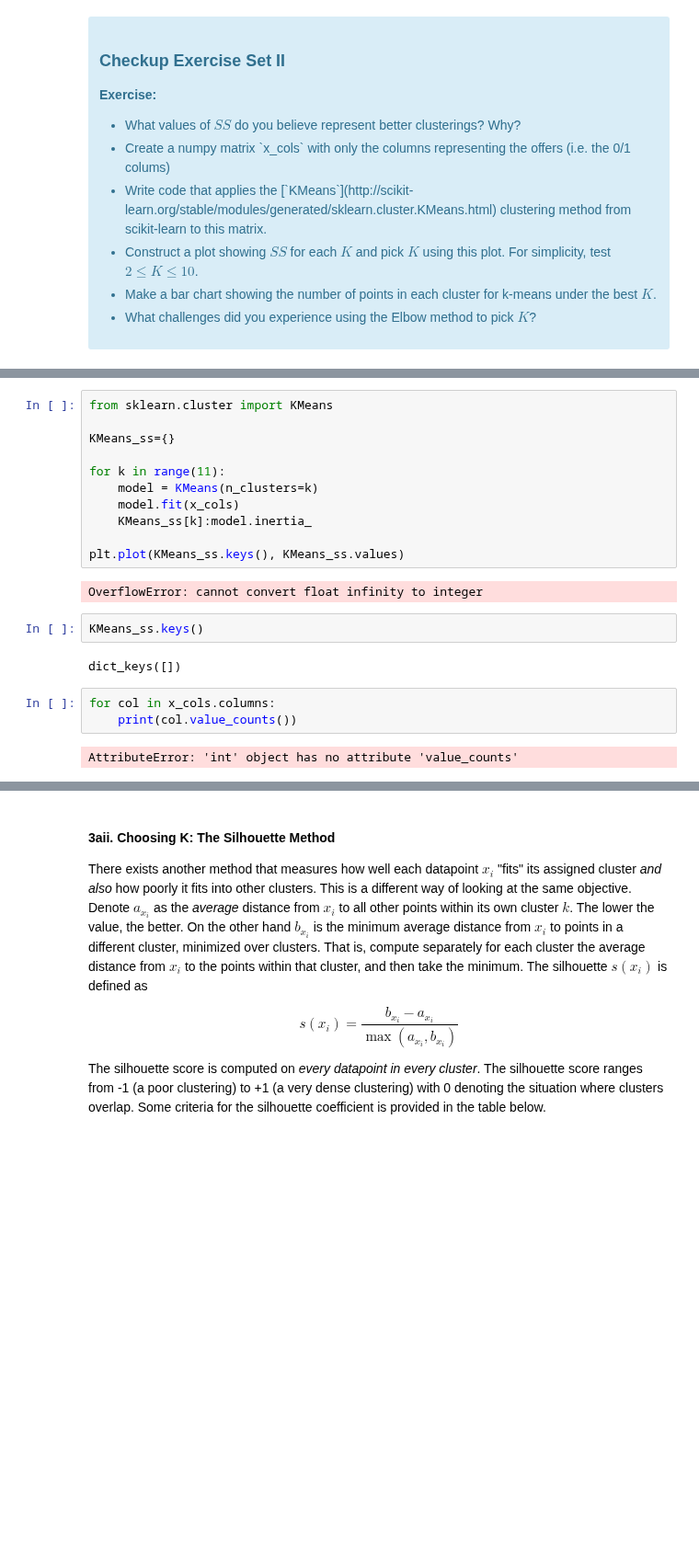
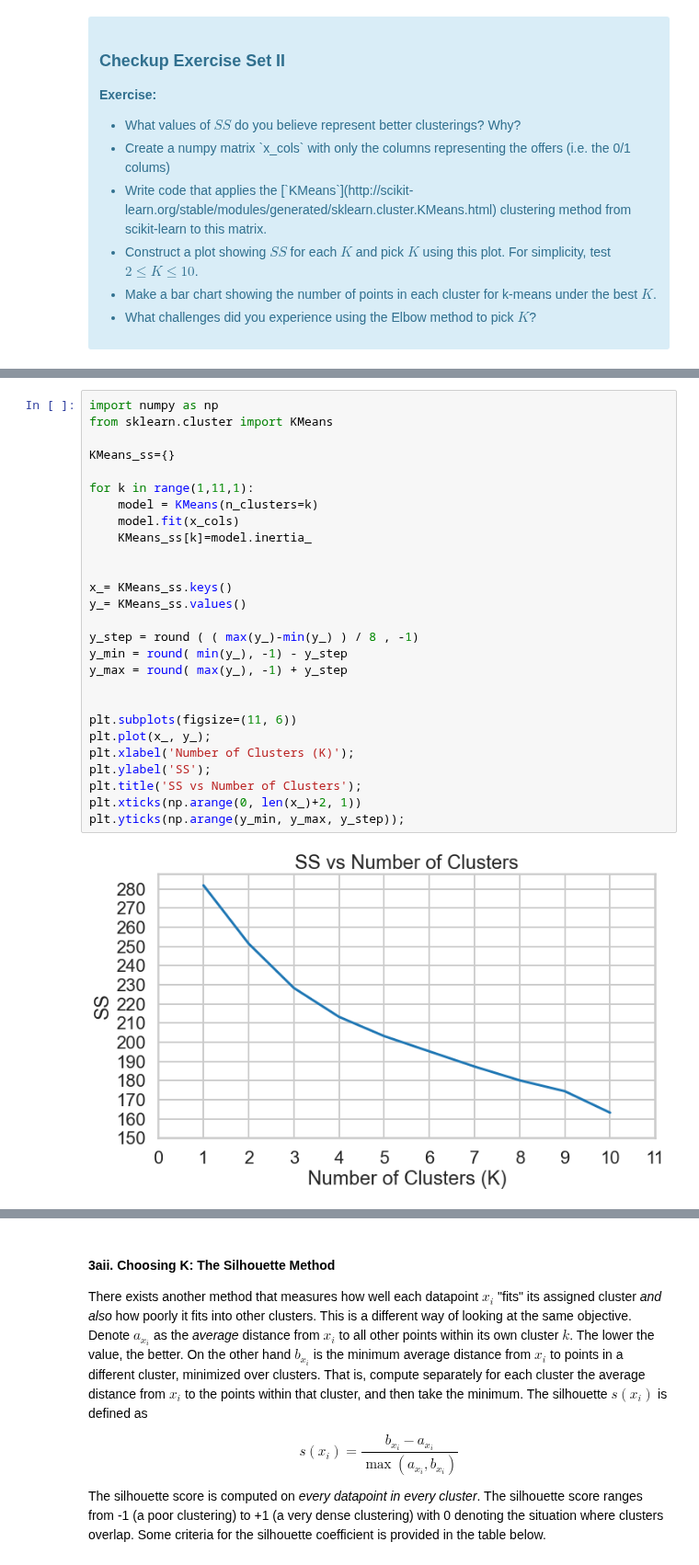
Before and after one commit to Khalif81/Customer-Segmentation-K-Means, a Jupyter notebook: Customer_Segmentation_K-Means.ipynb, the cells around one changed output, grey strips where cells are left out. Shown at 92% size. Drawn from its saved outputs; the diff is of its cells as text; blank space fills up the shorter version.

```diff
--- a/Customer_Segmentation_K-Means.ipynb
+++ b/Customer_Segmentation_K-Means.ipynb
@@ -221,25 +225,32 @@ x_cols
 | 98 | 0 | 0 | 0 | 1 | 0 | 1 | 0 | 0 | 0 | 0 | ... | ... |
 | 99 | 0 | 0 | 0 | 0 | 0 | 1 | 0 | 0 | 1 | 0 | ... | ... |
 100 rows × 32 columns
-# %%
-from sklearn.cluster import KMeans
-
-KMeans_ss={}
-
-for k in range(11):
-    model = KMeans(n_clusters=k)
-    model.fit(x_cols)
-    KMeans_ss[k]:model.inertia_
-
-plt.plot(KMeans_ss.keys(), KMeans_ss.values)
-# %% [output]
-OverflowError: cannot convert float infinity to integer
-# %%
-KMeans_ss.keys()
-# %% [output]
-dict_keys([])
-# %%
-for col in x_cols.columns:
-    print(col.value_counts())
-# %% [output]
-AttributeError: 'int' object has no attribute 'value_counts'
+# %%
+import numpy as np
+from sklearn.cluster import KMeans
+
+KMeans_ss={}
+
+for k in range(1,11,1):
+    model = KMeans(n_clusters=k)
+    model.fit(x_cols)
+    KMeans_ss[k]=model.inertia_
+
+
+x_= KMeans_ss.keys()
+y_= KMeans_ss.values()
+
+y_step = round ( ( max(y_)-min(y_) ) / 8 , -1)
+y_min = round( min(y_), -1) - y_step
+y_max = round( max(y_), -1) + y_step
+
+
+plt.subplots(figsize=(11, 6))
+plt.plot(x_, y_);
+plt.xlabel('Number of Clusters (K)');
+plt.ylabel('SS');
+plt.title('SS vs Number of Clusters');
+plt.xticks(np.arange(0, len(x_)+2, 1))
+plt.yticks(np.arange(y_min, y_max, y_step));
+# %% [output]
+[figure, added]
```
Also changed, not shown: parts of 3 cells of this notebook.
